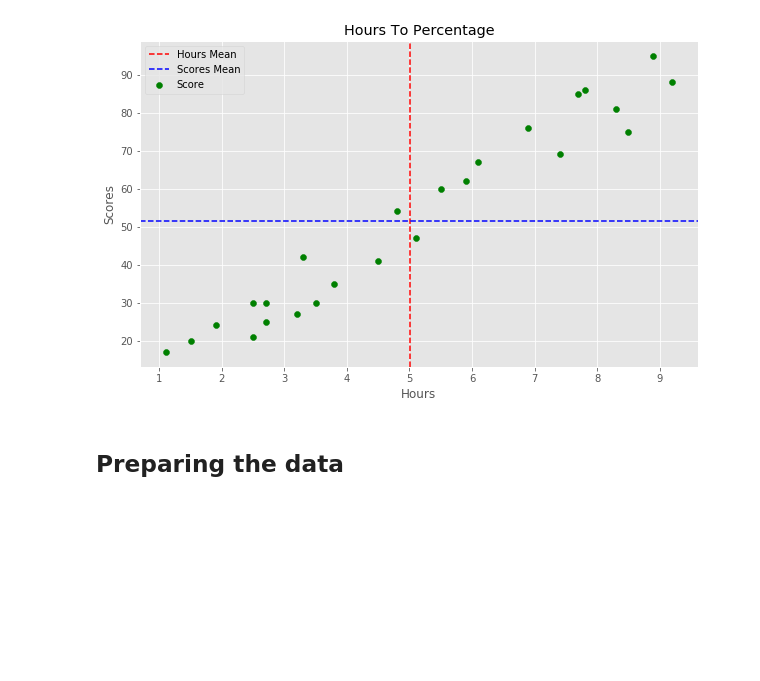
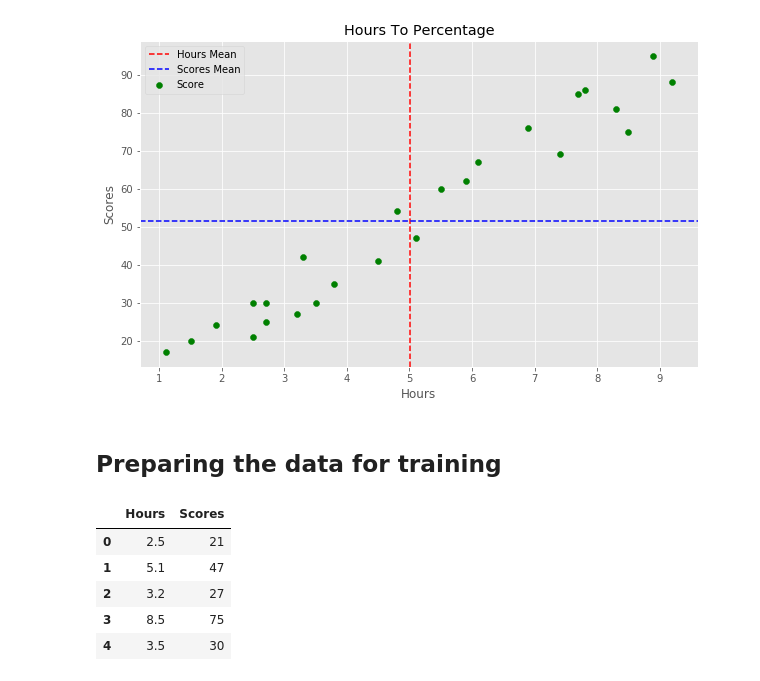
Before and after one commit to dwarkeshojha/Supervised-machine-learning---Task-1, a Jupyter notebook: To Explore Supervised Machine Learning.ipynb, the cells around one changed output. Saved outputs shown, nothing was run; the diff lists cells and outputs as text; code cells hidden in the pictures; blank space fills up the shorter version.

```diff
--- a/To Explore Supervised Machine Learning.ipynb
+++ b/To Explore Supervised Machine Learning.ipynb
@@ -73,4 +74,13 @@ plt.show()
 # %% [output]
 [figure]
 # %% [markdown]
-## Preparing the data
+## Preparing the data for training
+# %%
+students_data.head()
+# %% [output]
+|  | Hours | Scores |
+| 0 | 2.5 | 21 |
+| 1 | 5.1 | 47 |
+| 2 | 3.2 | 27 |
+| 3 | 8.5 | 75 |
+| 4 | 3.5 | 30 |
```
Also changed, not shown: parts of 13 cells of this notebook.
